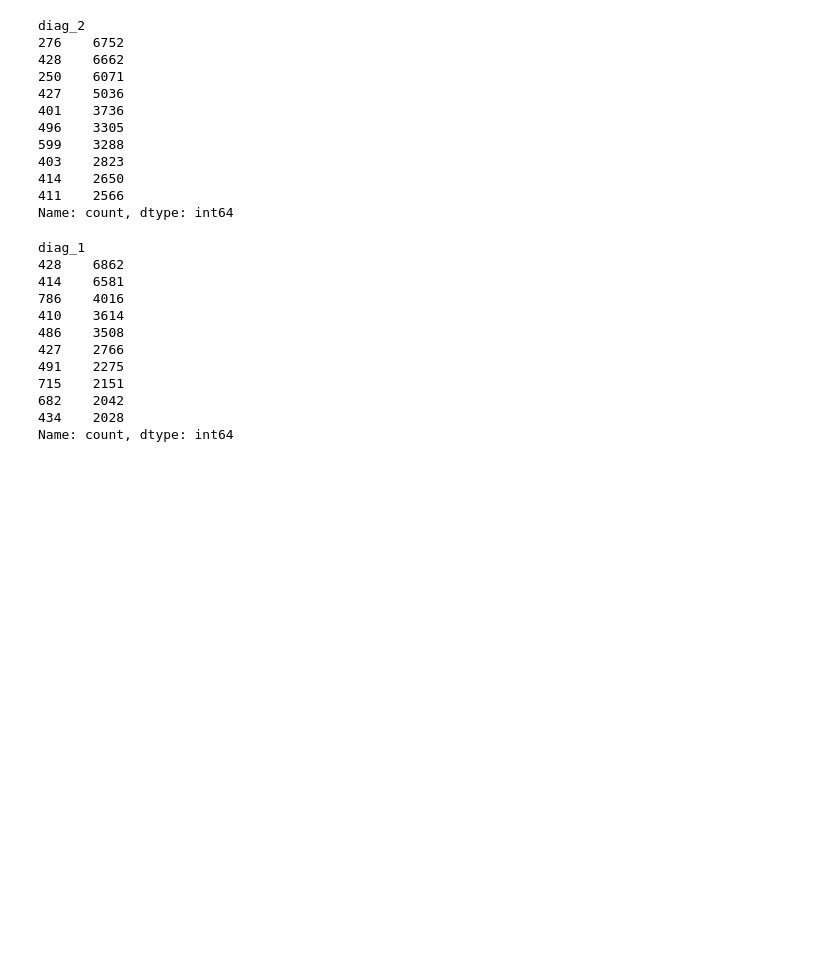
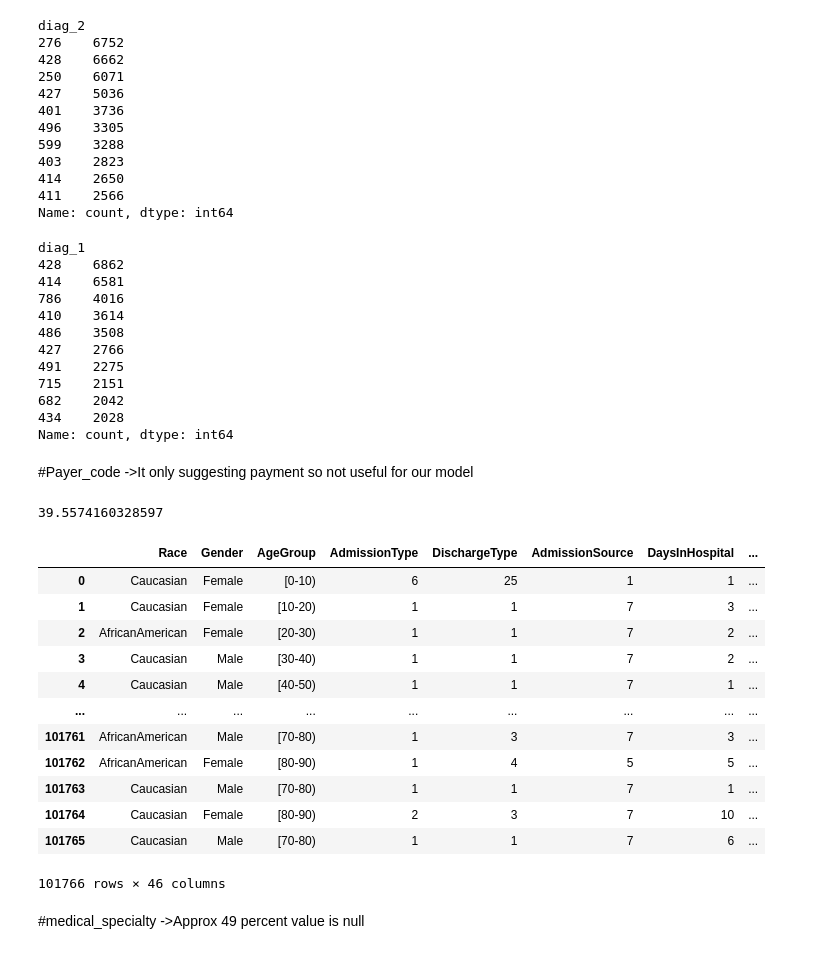
Before and after one commit to akashkumar181/Advanced-Model-For-Clinical-Pattern-Mining-for-Readmission-Risk-among-Diabetes-Patients, a Jupyter notebook: Model.ipynb, the cells around one changed output. Cells and saved outputs as stored; diff of their text form; code cells hidden in the pictures; blank space fills up the shorter version.

```diff
--- a/Model.ipynb
+++ b/Model.ipynb
@@ -385,3 +421,39 @@ diag_1
 Name: count, dtype: int64
 # %%
 df=df.drop(['encounter_id','patient_nbr'],axis=1)
+# %%
+df = df.rename(columns={
+
+    'race': 'Race',
+    'gender': 'Gender',
+    'age': 'AgeGroup',
+
+    'admission_type_id': 'AdmissionType',
+    'discharge_disposition_id': 'DischargeType',
+    'admission_source_id': 'AdmissionSource',
+
+    'time_in_hospital': 'DaysInHospital',
+
+    'num_lab_procedures': 'LabTests',
+    'num_procedures': 'Procedures',
+    'num_medications': 'Medications',
+
+    'number_outpatient': 'PrevOutpatientVisits',
+    'number_emergency': 'PrevEmergencyVisits',
+    'number_inpatient': 'PrevInpatientVisits',
+
+    'diag_1': 'Diagnosis1',
+    'diag_2': 'Diagnosis2',
+    'diag_3': 'Diagnosis3',
+    'number_diagnoses': 'DiagnosisCount',
+
+    'max_glu_serum': 'MaxGlucose',
+    'A1Cresult': 'A1C',
+
+    'diabetesMed': 'DiabetesMedicine',
+
+    'readmitted': 'Readmission'
+})
+# %% [markdown]
+#Payer_code
+->It only suggesting payment so not useful for our model
@@ -387,0 +462,4 @@ df=df.drop(['encounter_id','patient_nbr'],axis=1)
+# %%
+(df["payer_code"]=="None").mean()*100
+# %% [output]
+39.5574160328597
@@ -387,0 +468,19 @@ df=df.drop(['encounter_id','patient_nbr'],axis=1)
+# %%
+df
+# %% [output]
+|  | Race | Gender | AgeGroup | AdmissionType | DischargeType | AdmissionSource | DaysInHospital | ... |
+| 0 | Caucasian | Female | [0-10) | 6 | 25 | 1 | 1 | ... |
+| 1 | Caucasian | Female | [10-20) | 1 | 1 | 7 | 3 | ... |
+| 2 | AfricanAmerican | Female | [20-30) | 1 | 1 | 7 | 2 | ... |
+| 3 | Caucasian | Male | [30-40) | 1 | 1 | 7 | 2 | ... |
+| 4 | Caucasian | Male | [40-50) | 1 | 1 | 7 | 1 | ... |
+| ... | ... | ... | ... | ... | ... | ... | ... | ... |
+| 101761 | AfricanAmerican | Male | [70-80) | 1 | 3 | 7 | 3 | ... |
+| 101762 | AfricanAmerican | Female | [80-90) | 1 | 4 | 5 | 5 | ... |
+| 101763 | Caucasian | Male | [70-80) | 1 | 1 | 7 | 1 | ... |
+| 101764 | Caucasian | Female | [80-90) | 2 | 3 | 7 | 10 | ... |
+| 101765 | Caucasian | Male | [70-80) | 1 | 1 | 7 | 6 | ... |
+101766 rows × 46 columns
+# %% [markdown]
+#medical_specialty
+->Approx 49 percent value is null
```
Also changed, not shown: parts of 60 cells of this notebook.
